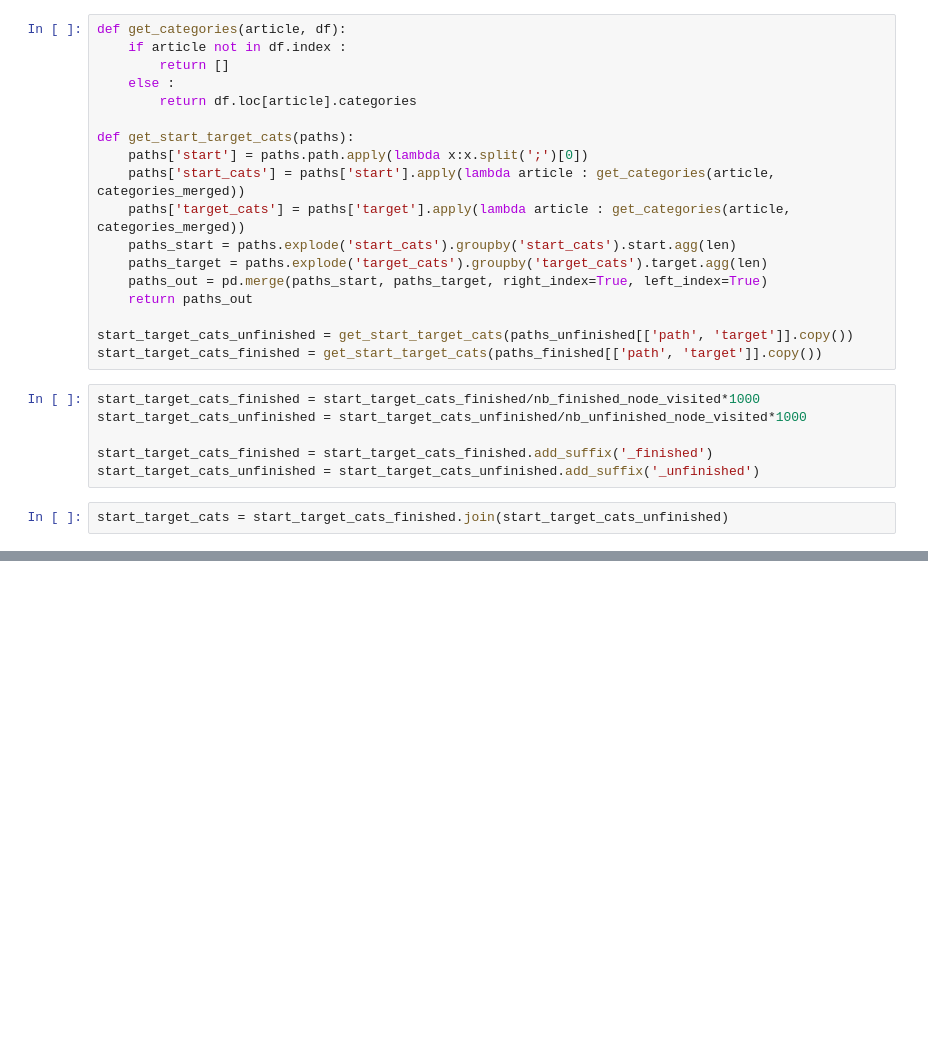
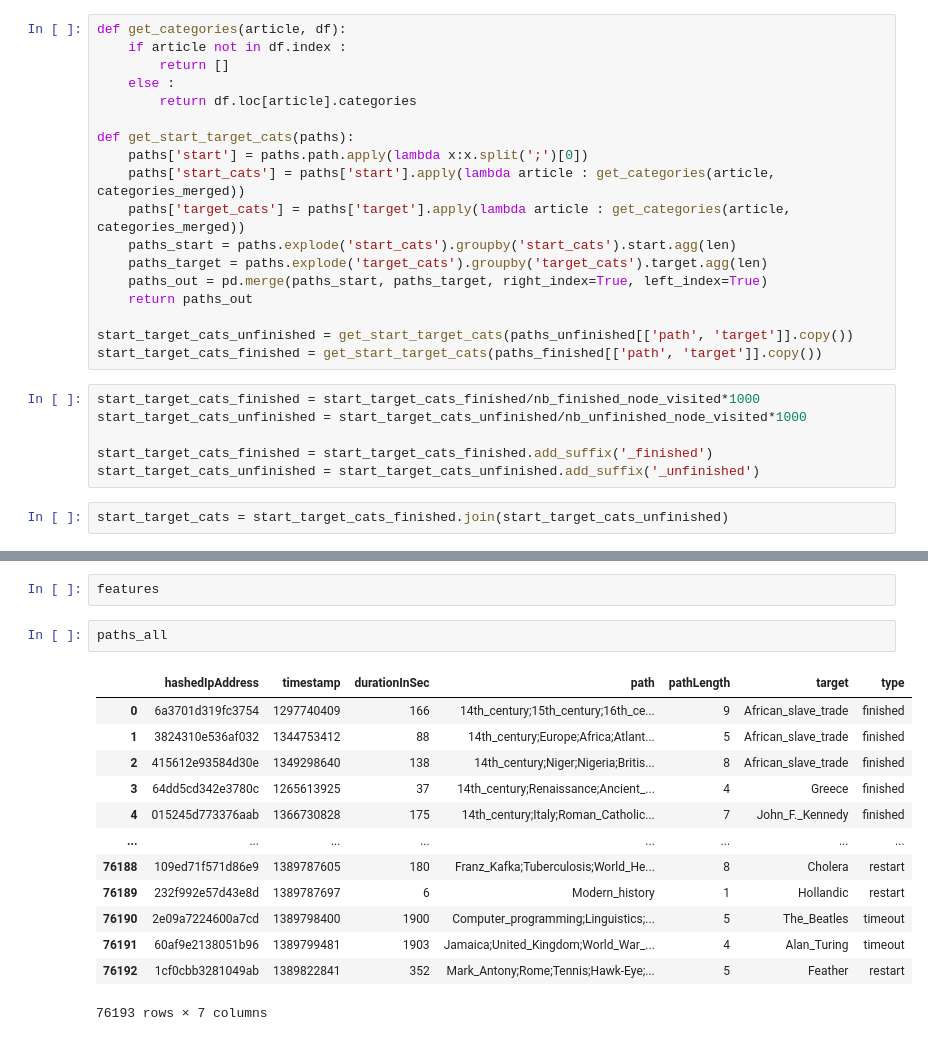
Before and after one commit to epfl-ada/ada-2022-project-7yobananaboy7, a Jupyter notebook: Cluster pages .ipynb, the cells around one changed output, grey strips where cells are left out. Saved outputs shown, nothing was run; the diff lists cells and outputs as text; blank space fills up the shorter version.

```diff
--- a/Cluster pages .ipynb
+++ b/Cluster pages .ipynb
@@ -439,0 +522,18 @@ show(p, notebook_handle=True)
+# %%
+features
+# %%
+paths_all
+# %% [output]
+|  | hashedIpAddress | timestamp | durationInSec | path | pathLength | target | type |
+| 0 | 6a3701d319fc3754 | 1297740409 | 166 | 14th_century;15th_century;16th_ce... | 9 | African_slave_trade | finished |
+| 1 | 3824310e536af032 | 1344753412 | 88 | 14th_century;Europe;Africa;Atlant... | 5 | African_slave_trade | finished |
+| 2 | 415612e93584d30e | 1349298640 | 138 | 14th_century;Niger;Nigeria;Britis... | 8 | African_slave_trade | finished |
+| 3 | 64dd5cd342e3780c | 1265613925 | 37 | 14th_century;Renaissance;Ancient_... | 4 | Greece | finished |
+| 4 | 015245d773376aab | 1366730828 | 175 | 14th_century;Italy;Roman_Catholic... | 7 | John_F._Kennedy | finished |
+| ... | ... | ... | ... | ... | ... | ... | ... |
+| 76188 | 109ed71f571d86e9 | 1389787605 | 180 | Franz_Kafka;Tuberculosis;World_He... | 8 | Cholera | restart |
+| 76189 | 232f992e57d43e8d | 1389787697 | 6 | Modern_history | 1 | Hollandic | restart |
+| 76190 | 2e09a7224600a7cd | 1389798400 | 1900 | Computer_programming;Linguistics;... | 5 | The_Beatles | timeout |
+| 76191 | 60af9e2138051b96 | 1389799481 | 1903 | Jamaica;United_Kingdom;World_War_... | 4 | Alan_Turing | timeout |
+| 76192 | 1cf0cbb3281049ab | 1389822841 | 352 | Mark_Antony;Rome;Tennis;Hawk-Eye;... | 5 | Feather | restart |
+76193 rows × 7 columns
```
Also changed, not shown: parts of 30 cells of this notebook, 2 other files.
